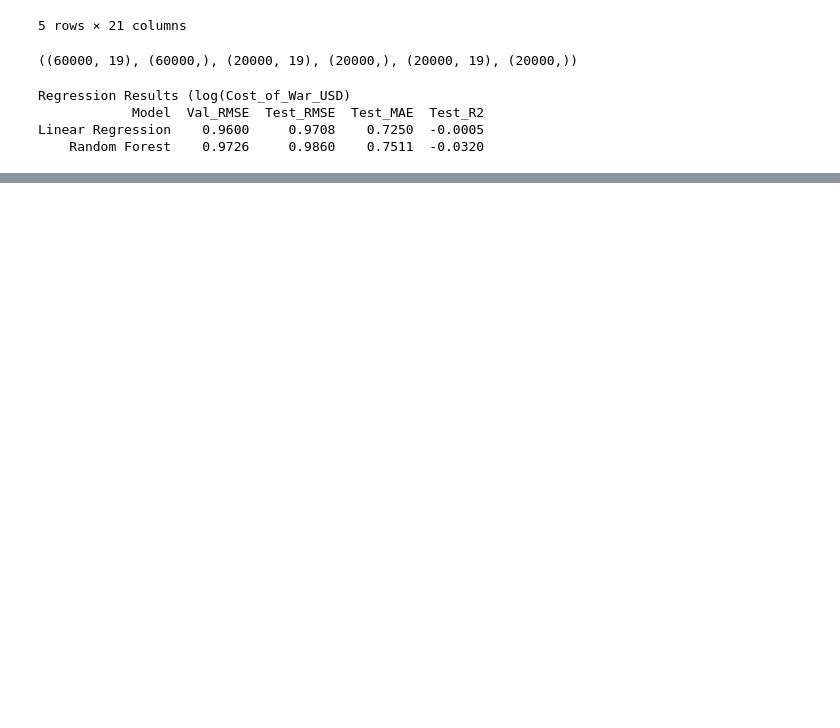
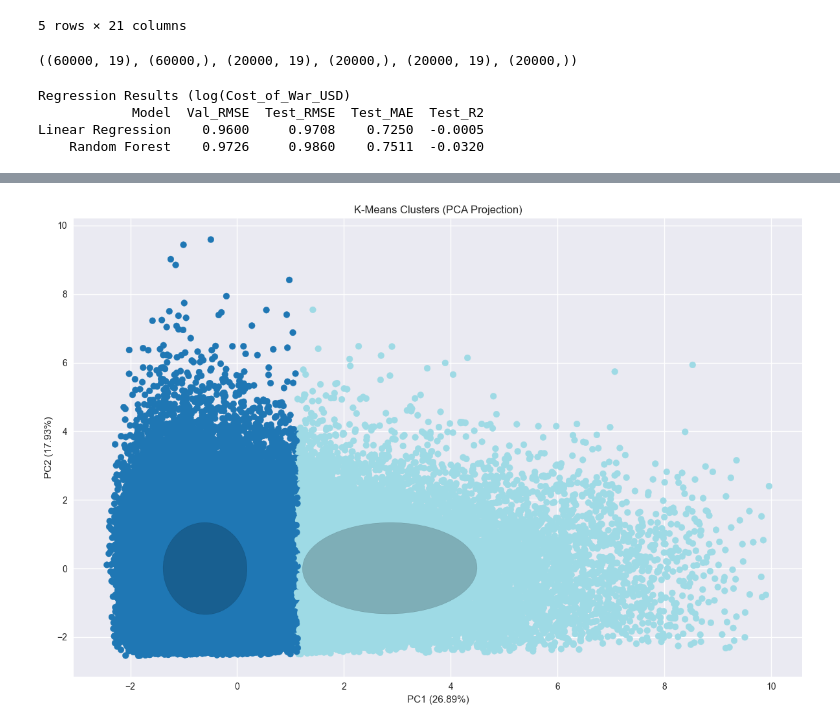
Before and after one commit to J2ckyo/4850-Final-Project, a Jupyter notebook: Data_Rangling.ipynb, the cells around one changed output, grey strips where cells are left out. Saved outputs shown, nothing was run; the diff lists cells and outputs as text; code cells hidden in the pictures; blank space fills up the shorter version.

```diff
--- a/Data_Rangling.ipynb
+++ b/Data_Rangling.ipynb
@@ -540,0 +666,7 @@ Linear Regression    0.9600     0.9708    0.7250  -0.0005
+# %%
+kmeans = KMeans(n_clusters=2, random_state=24, n_init=10)
+clusters = kmeans.fit_predict(X_scaled)
+
+df["Cluster"] = clusters
+cluster_summary = df.groupby("Cluster")[cluster_cols].mean()
+print(pd.DataFrame(cluster_summary).to_string(index=False))
@@ -540,0 +677,41 @@ Linear Regression    0.9600     0.9708    0.7250  -0.0005
+# %%
+from sklearn.decomposition import PCA
+from matplotlib.patches import Ellipse
+
+pca = PCA(n_components=2)
+centroids = kmeans.cluster_centers_
+X_pca = pca.fit_transform(X_scaled)
+
+def plot_ellipse(ax, mean, cov, color='black'):
+    vals, vecs = np.linalg.eigh(cov)
+    order = vals.argsort()[::-1]
+    vals = vals[order]
+    vecs = vecs[:, order]
+
+    # Angle for ellipse
+    theta = np.degrees(np.arctan2(*vecs[:,0][::-1]))
+
+    # Width and height = 2*sqrt(eigenvalues) for 1 std dev
+    width, height = 2 * np.sqrt(vals)
+
+    ellip = Ellipse(xy=mean, width=width, height=height, angle=theta, color=color, alpha=0.2)
+    ax.add_patch(ellip)
+
+plt.figure(figsize=(12, 8))
+plt.scatter(X_pca[:, 0], X_pca[:, 1], c=clusters, cmap='tab20')
+ax = plt.gca()
+
+for i in range(k):
+    points = X_pca[clusters == i]
+    cov = np.cov(points, rowvar=False)
+    mean = points.mean(axis=0)
+    plot_ellipse(ax, mean, cov, color='black')
+
+plt.title("Clusters with Centroids")
+plt.xlabel(f"PC1 ({pca.explained_variance_ratio_[0] * 100:.2f}%)")
+plt.ylabel(f"PC2 ({pca.explained_variance_ratio_[1]* 100:.2f}%)")
+plt.title("K-Means Clusters (PCA Projection)")
+plt.tight_layout()
+plt.show()
+# %% [output]
+[figure, added]
```
Also changed, not shown: parts of 18 cells of this notebook.
